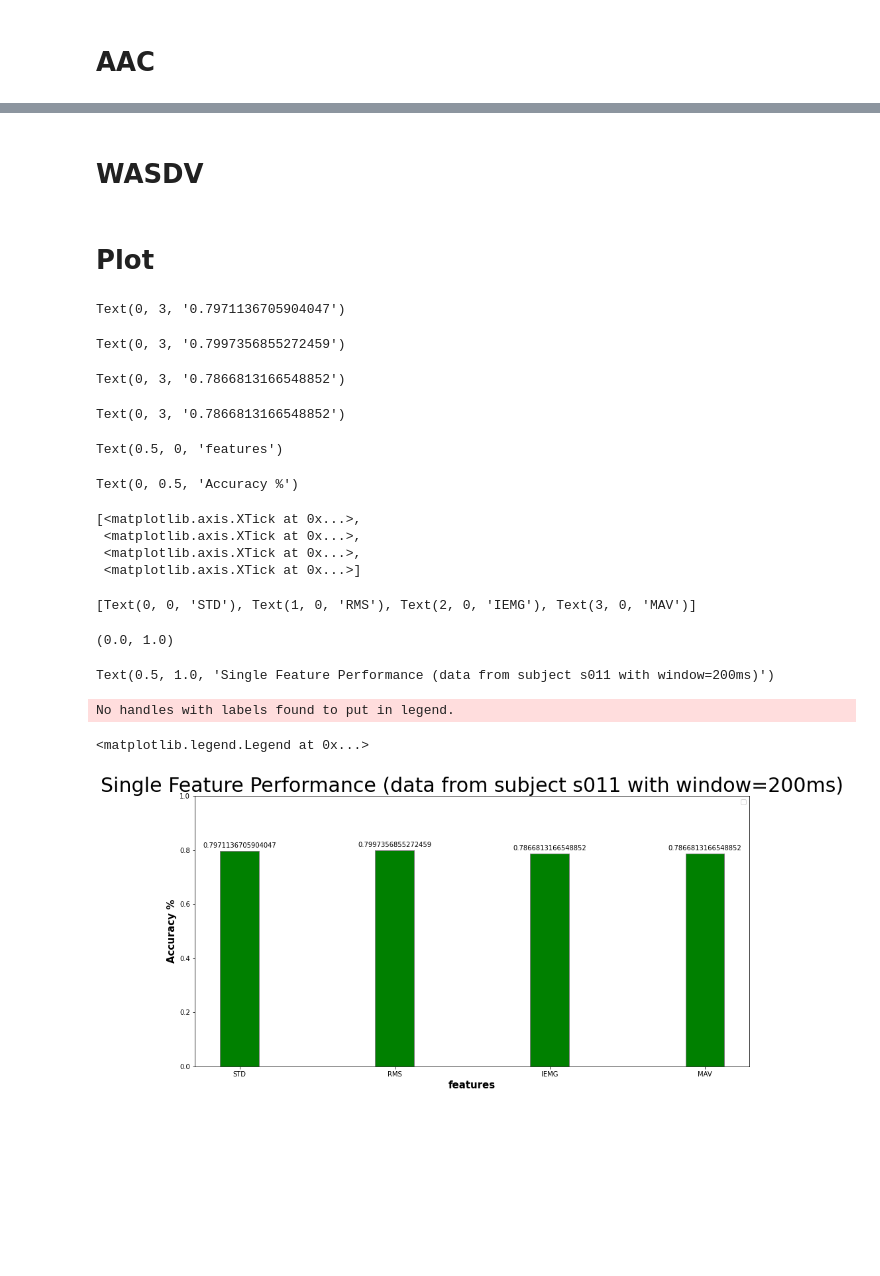
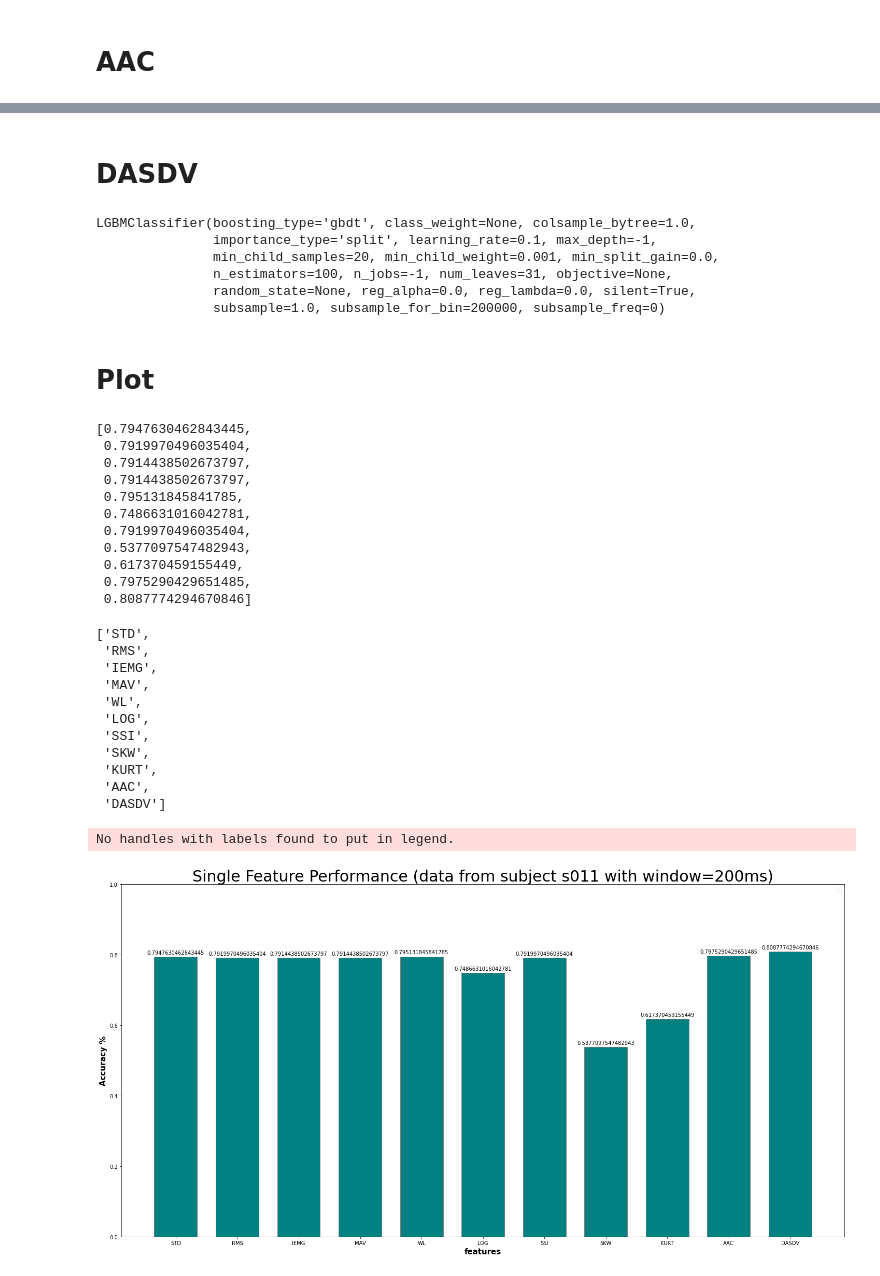
Before and after one commit to MountStonne/GazeSemgIntegration, a Jupyter notebook: more_features/feature_compare.ipynb, the cells around one changed output, grey strips where cells are left out. Cells and saved outputs as stored; diff of their text form; code cells hidden in the pictures; blank space fills up the shorter version.

Commit message:
finish feature performance test, remove feature LOG SKW KURT

```diff
--- a/more_features/feature_compare.ipynb
+++ b/more_features/feature_compare.ipynb
@@ -313,7 +377,7 @@ name_features.append(name)
 # %% [markdown]
-# WASDV
+# DASDV
 # %%
-name = 'WASDV'
+name = 'DASDV'
 
 trainx = pd.read_csv('featured_data/step50ms/'+name+'_trainx.csv')
 trainx = trainx.drop(columns=['Unnamed: 0'])
@@ -338,53 +402,69 @@ accuracy = counter/len(expected1)
 
 acc_features.append(accuracy)
 name_features.append(name)
+# %% [output]
+LGBMClassifier(boosting_type='gbdt', class_weight=None, colsample_bytree=1.0,
+               importance_type='split', learning_rate=0.1, max_depth=-1,
+               min_child_samples=20, min_child_weight=0.001, min_split_gain=0.0,
+               n_estimators=100, n_jobs=-1, num_leaves=31, objective=None,
+               random_state=None, reg_alpha=0.0, reg_lambda=0.0, silent=True,
+               subsample=1.0, subsample_for_bin=200000, subsample_freq=0)
 # %% [markdown]
 # Plot
 # %%
 acc_features
 name_features
+# %% [output]
+[0.7947630462843445,
+ 0.7919970496035404,
+ 0.7914438502673797,
+ 0.7914438502673797,
+ 0.795131845841785,
+ 0.7486631016042781,
+ 0.7919970496035404,
+ 0.5377097547482943,
+ 0.617370459155449,
+ 0.7975290429651485,
+ 0.8087774294670846]
+['STD',
+ 'RMS',
+ 'IEMG',
+ 'MAV',
+ 'WL',
+ 'LOG',
+ 'SSI',
+ 'SKW',
+ 'KURT',
+ 'AAC',
+ 'DASDV']
 # %%
 # set width of bar
-barWidth = 0.25
-fig,ax = plt.subplots(figsize =(15, 7.5))
+barWidth = 0.7
+fig,ax = plt.subplots(figsize =(25, 12.5))
 
 # Set position of bar on X axis
 br1 = np.arange(len(acc_features))
 
 # Make the plot
-acc = ax.bar(br1, acc_features, color ='g', width = barWidth, edgecolor ='grey')
+acc = ax.bar(br1, acc_features, color = 'teal', width = barWidth, edgecolor ='grey')
 for p in acc:
    height = p.get_height()
    ax.annotate('{}'.format(height),
       xy=(p.get_x() + p.get_width() / 2, height),
       xytext=(0, 3), # 3 points vertical offset
       textcoords="offset points",
       ha='center', va='bottom')
 
 # Adding Xticks
 ax.set_xlabel('features', fontweight ='bold', fontsize = 15)
 ax.set_ylabel('Accuracy %', fontweight ='bold', fontsize = 15)
 ax.set_xticks(br1)
 ax.set_xticklabels(name_features)
 
 ax.set_ylim(0, 1)
 ax.set_title('Single Feature Performance (data from subject s011 with window=200ms)',size=30)
 ax.legend()
-plt.show()
+plt.show();
 # %% [output]
-Text(0, 3, '0.7971136705904047')
+No handles with labels found to put in legend.
-Text(0, 3, '0.7997356855272459')
-Text(0, 3, '0.7866813166548852')
-Text(0, 3, '0.7866813166548852')
-Text(0.5, 0, 'features')
-Text(0, 0.5, 'Accuracy %')
-[<matplotlib.axis.XTick at 0x...>,
- <matplotlib.axis.XTick at 0x...>,
- <matplotlib.axis.XTick at 0x...>,
- <matplotlib.axis.XTick at 0x...>]
-[Text(0, 0, 'STD'), Text(1, 0, 'RMS'), Text(2, 0, 'IEMG'), Text(3, 0, 'MAV')]
-(0.0, 1.0)
-Text(0.5, 1.0, 'Single Feature Performance (data from subject s011 with window=200ms)')
-No handles with labels found to put in legend.
-<matplotlib.legend.Legend at 0x...>
-[figure, old version]
+[figure, new version]
```
Also changed, not shown: parts of 11 cells of this notebook.
